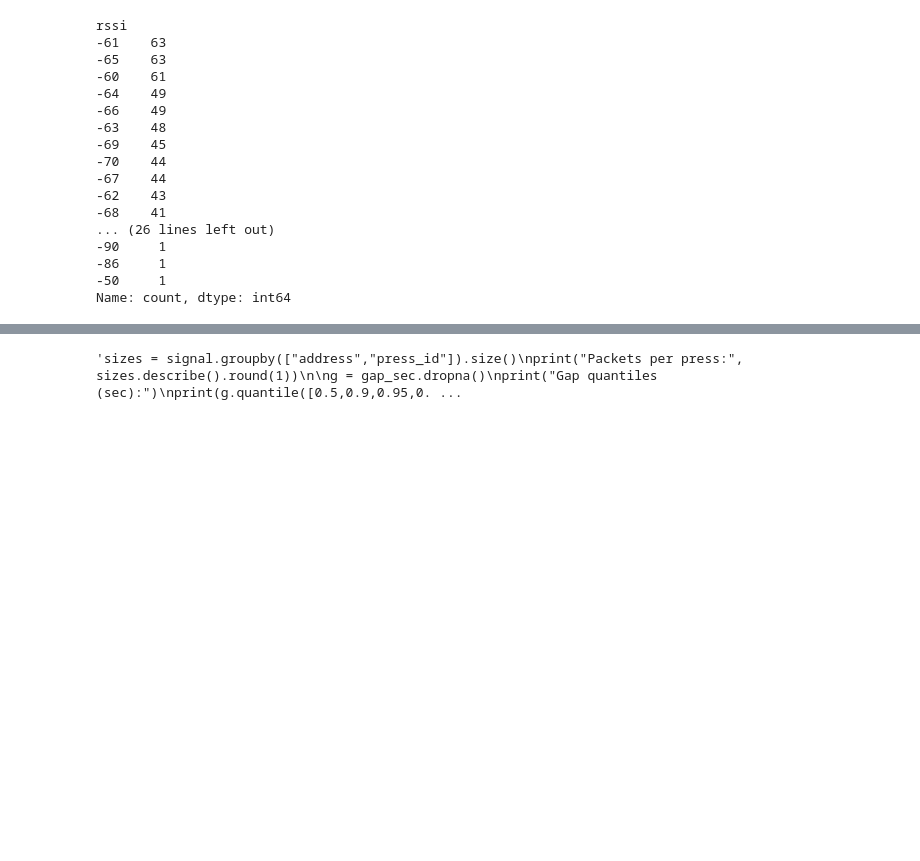
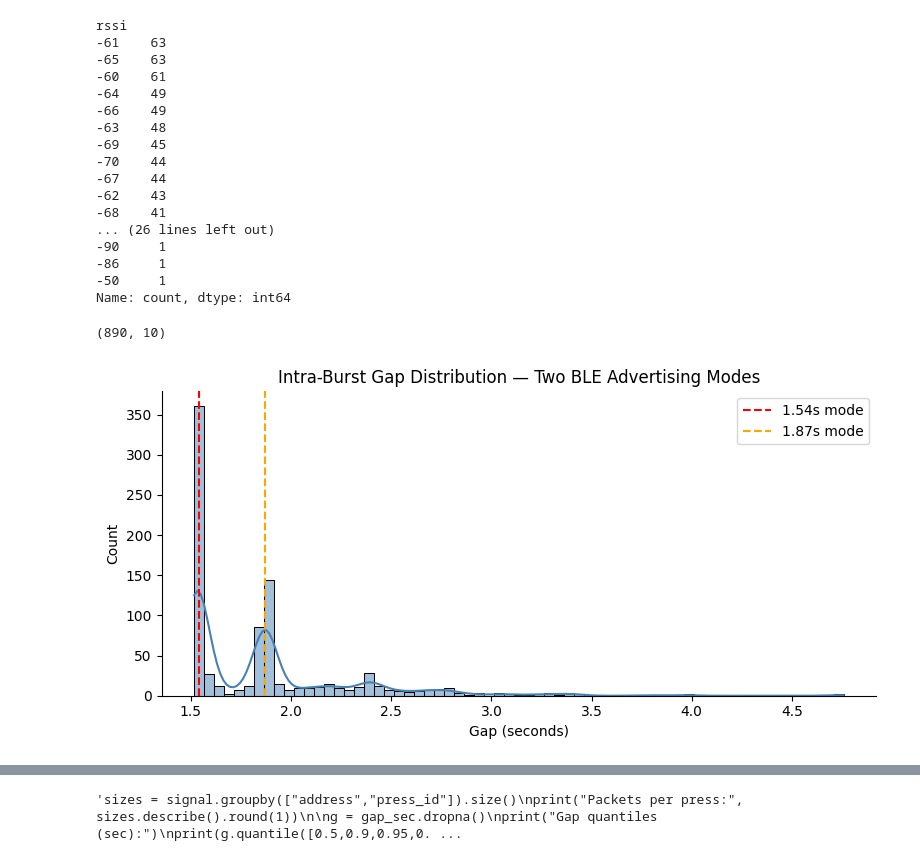
Before and after one commit to Mortti11/Hazard_Situation_Analysis_and_Prediction, a Jupyter notebook: analyzing.ipynb, the cells around one changed output, grey strips where cells are left out. Saved outputs shown, nothing was run; the diff lists cells and outputs as text; code cells hidden in the pictures; blank space fills up the shorter version.

```diff
--- a/analyzing.ipynb
+++ b/analyzing.ipynb
@@ -326,3 +350,24 @@ Name: count, dtype: int64
 # It was not a good idea, because constant threshold made fake press times.
 # Some gaps are very small and some gaps are very big
 # I used K means to have two thresholds
+# %%
+flic_df.shape
+# %% [output]
+(890, 10)
+# %%
+d = flic_df.sort_values(["address", "ts"])
+dt = d.groupby("address")["ts"].diff().dt.total_seconds()
+gaps = dt[(dt > 0.5) & (dt < 5.0)].dropna()
+
+sns.displot(gaps, kde=True, height=4, aspect=2, binwidth=0.05,
+            color="steelblue", kde_kws={"bw_adjust": 0.5})
+
+plt.axvline(1.54, color="red",   ls="--", label="1.54s mode")
+plt.axvline(1.87, color="orange",ls="--", label="1.87s mode")
+plt.xlabel("Gap (seconds)")
+plt.title("Intra-Burst Gap Distribution — Two BLE Advertising Modes")
+plt.legend()
+plt.tight_layout()
+plt.show()
+# %% [output]
+[figure, added]
```
Also changed, not shown: parts of 52 cells of this notebook, 2 other files.
